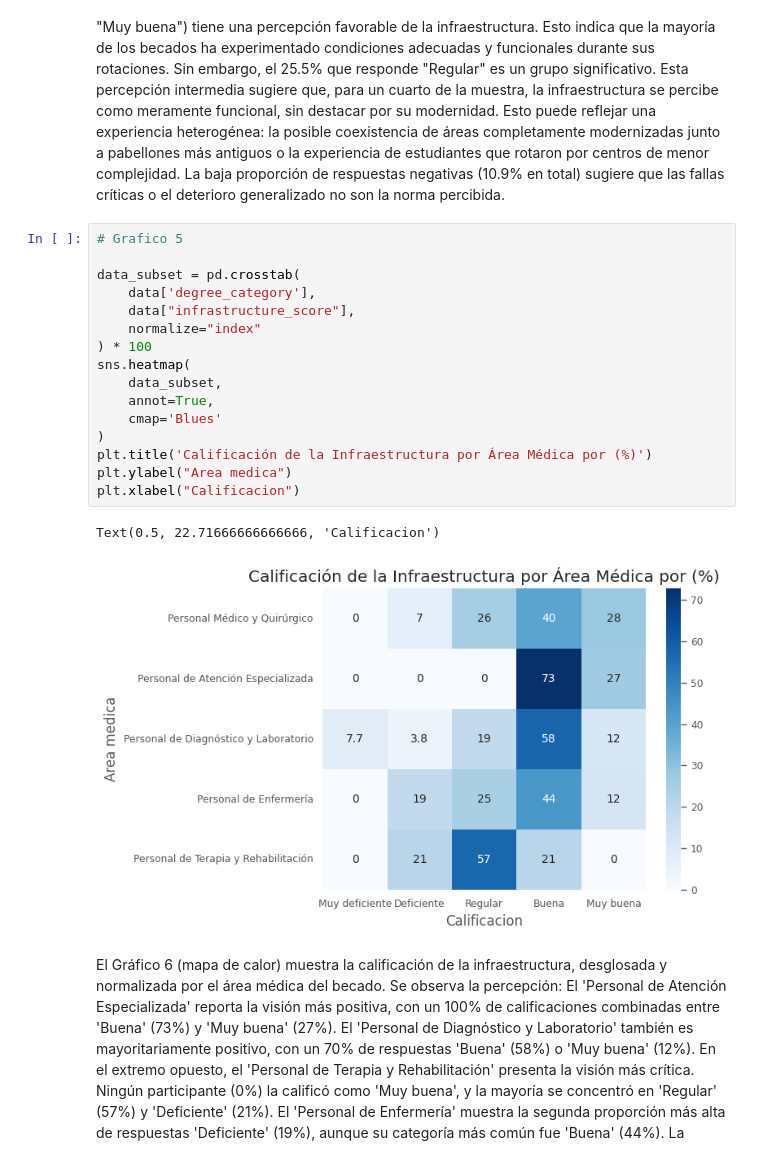
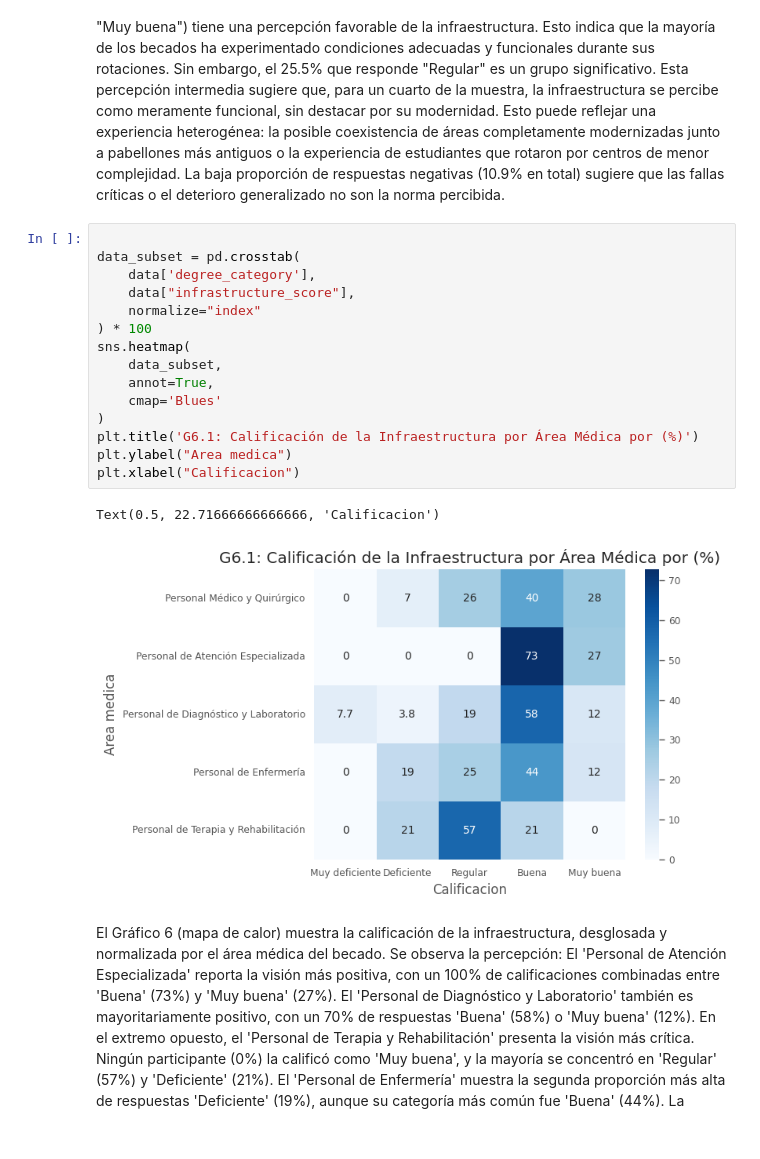
Before and after one commit to Mortadelo24/mejora-infrastructura-hospitalaria-managua-nicaragua, a Jupyter notebook: 03_Data_Analysis.ipynb, the cells around one changed output. Saved outputs shown, nothing was run; the diff lists cells and outputs as text.

```diff
--- a/03_Data_Analysis.ipynb
+++ b/03_Data_Analysis.ipynb
@@ -148,24 +148,23 @@ Los resultados muestran una clara tendencia positiva. La categoría más frecuen
 De estos datos se infiere un consenso positivo-moderado. Si se agrupan las valoraciones, un 63.7% de los estudiantes (la suma de "Buena" y "Muy buena") tiene una percepción favorable de la infraestructura. Esto indica que la mayoría de los becados ha experimentado condiciones adecuadas y funcionales durante sus rotaciones.
 Sin embargo, el 25.5% que responde "Regular" es un grupo significativo. Esta percepción intermedia sugiere que, para un cuarto de la muestra, la infraestructura se percibe como meramente funcional, sin destacar por su modernidad. Esto puede reflejar una experiencia heterogénea: la posible coexistencia de áreas completamente modernizadas junto a pabellones más antiguos o la experiencia de estudiantes que rotaron por centros de menor complejidad. La baja proporción de respuestas negativas (10.9% en total) sugiere que las fallas críticas o el deterioro generalizado no son la norma percibida.
 # %%
-# Grafico 5
 
 data_subset = pd.crosstab(
     data['degree_category'],
     data["infrastructure_score"],
     normalize="index"
 ) * 100
 sns.heatmap(
     data_subset,
     annot=True,
     cmap='Blues'
 )
-plt.title('Calificación de la Infraestructura por Área Médica por (%)')
+plt.title('G6.1: Calificación de la Infraestructura por Área Médica por (%)')
 plt.ylabel("Area medica")
 plt.xlabel("Calificacion")
 # %% [output]
 Text(0.5, 22.71666666666666, 'Calificacion')
-[figure, old version]
+[figure, new version]
 # %% [markdown]
 El Gráfico 6 (mapa de calor) muestra la calificación de la infraestructura, desglosada y normalizada por el área médica del becado. Se observa la percepción:
     El 'Personal de Atención Especializada' reporta la visión más positiva, con un 100% de calificaciones combinadas entre 'Buena' (73%) y 'Muy buena' (27%).
```
Also changed, not shown: parts of 18 cells of this notebook.
